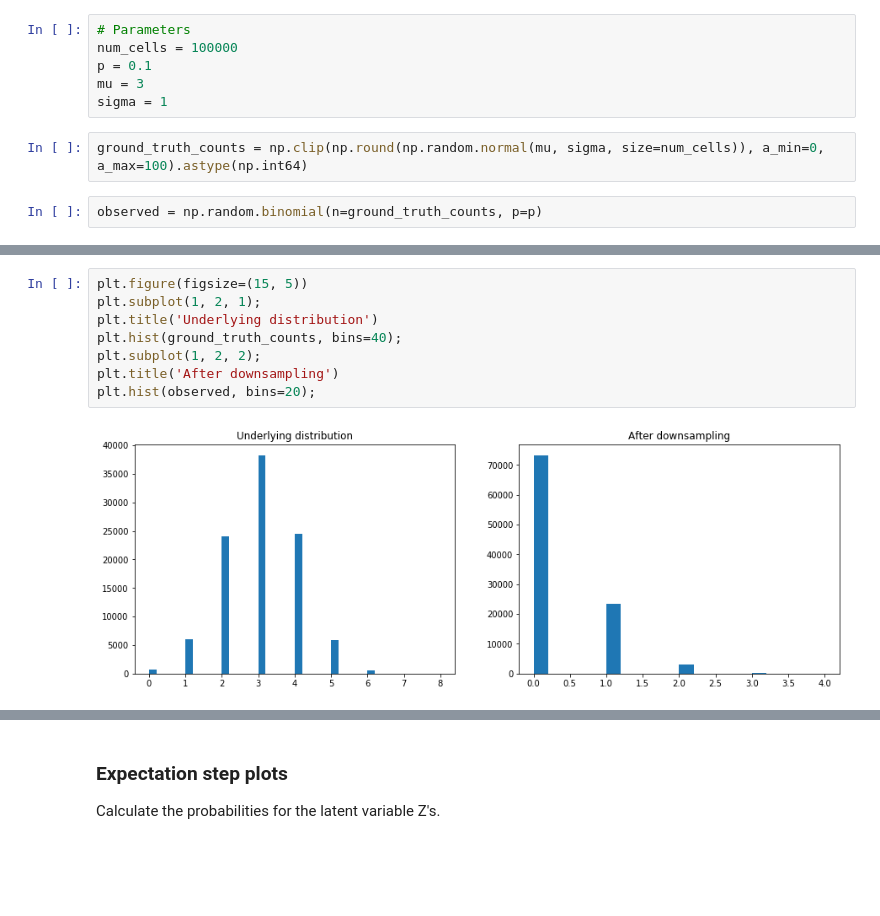
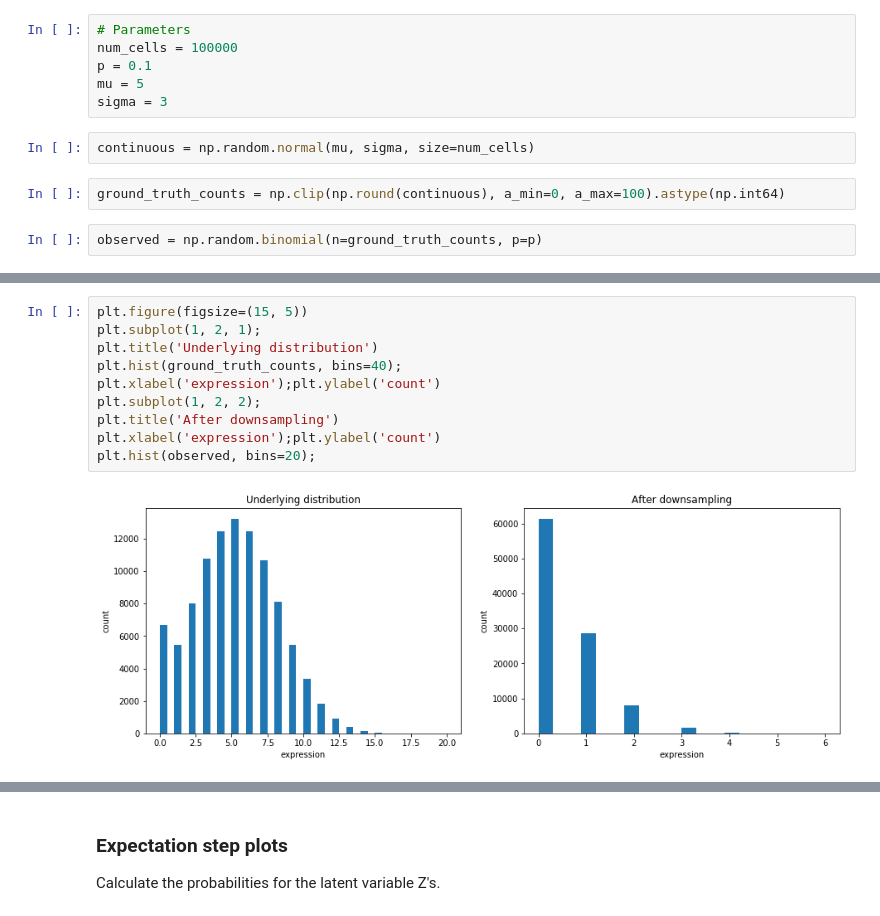
Before and after one commit to yelabucsf/scrna-parameter-estimation, a Jupyter notebook: notebooks/1d_em_simulation.ipynb, the cells around one changed output, grey strips where cells are left out. Cells and saved outputs as stored; diff of their text form; blank space fills up the shorter version.

```diff
--- a/notebooks/1d_em_simulation.ipynb
+++ b/notebooks/1d_em_simulation.ipynb
@@ -60,10 +60,12 @@ For this simulation, we use:
 # Parameters
 num_cells = 100000
 p = 0.1
-mu = 3
-sigma = 1
+mu = 5
+sigma = 3
+# %%
+continuous = np.random.normal(mu, sigma, size=num_cells)
 # %%
-ground_truth_counts = np.clip(np.round(np.random.normal(mu, sigma, size=num_cells)), a_min=0, a_max=100).astype(np.int64)
+ground_truth_counts = np.clip(np.round(continuous), a_min=0, a_max=100).astype(np.int64)
 # %%
 observed = np.random.binomial(n=ground_truth_counts, p=p)
 # %%
@@ -76,10 +86,12 @@ Best possible estimate of sigma: 1.038820695548563
 # %%
 plt.figure(figsize=(15, 5))
 plt.subplot(1, 2, 1);
 plt.title('Underlying distribution')
 plt.hist(ground_truth_counts, bins=40);
+plt.xlabel('expression');plt.ylabel('count')
 plt.subplot(1, 2, 2);
 plt.title('After downsampling')
+plt.xlabel('expression');plt.ylabel('count')
 plt.hist(observed, bins=20);
 # %% [output]
-[figure, old version]
+[figure, new version]
```
Also changed, not shown: parts of 35 cells of this notebook, 9 other files.
